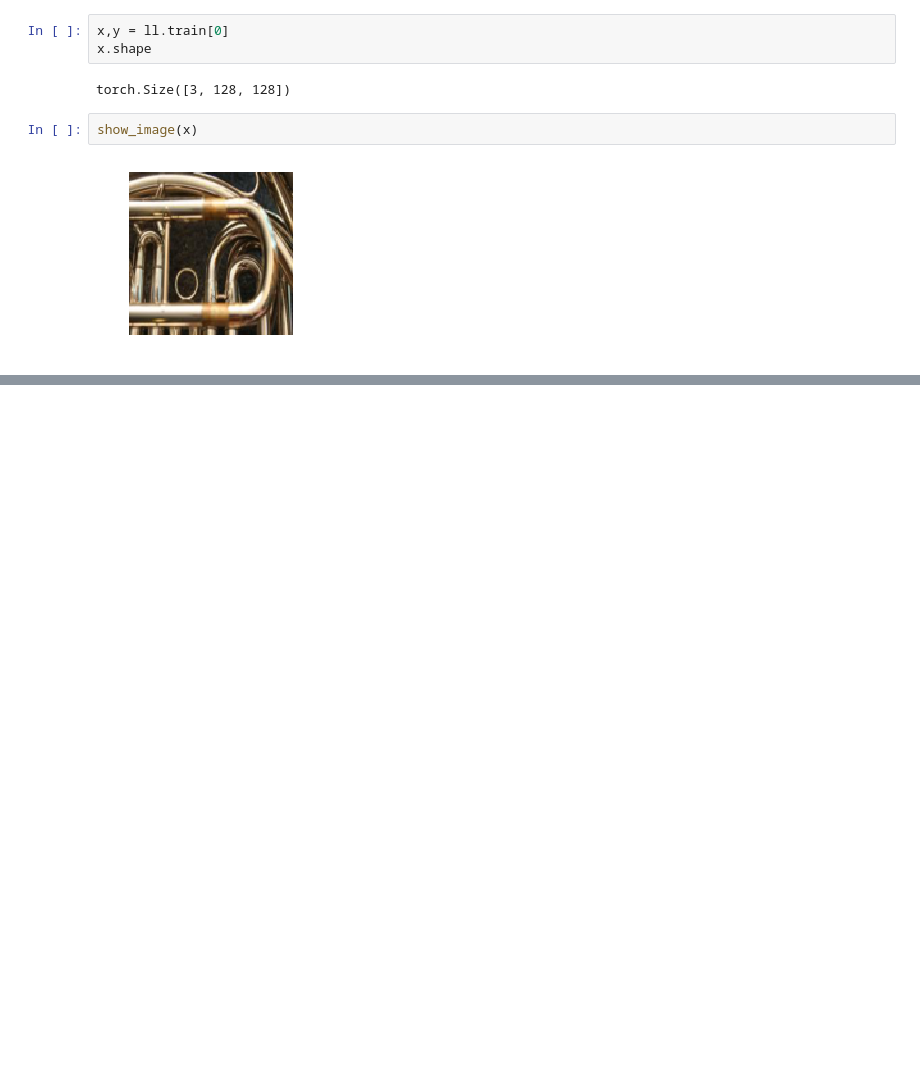
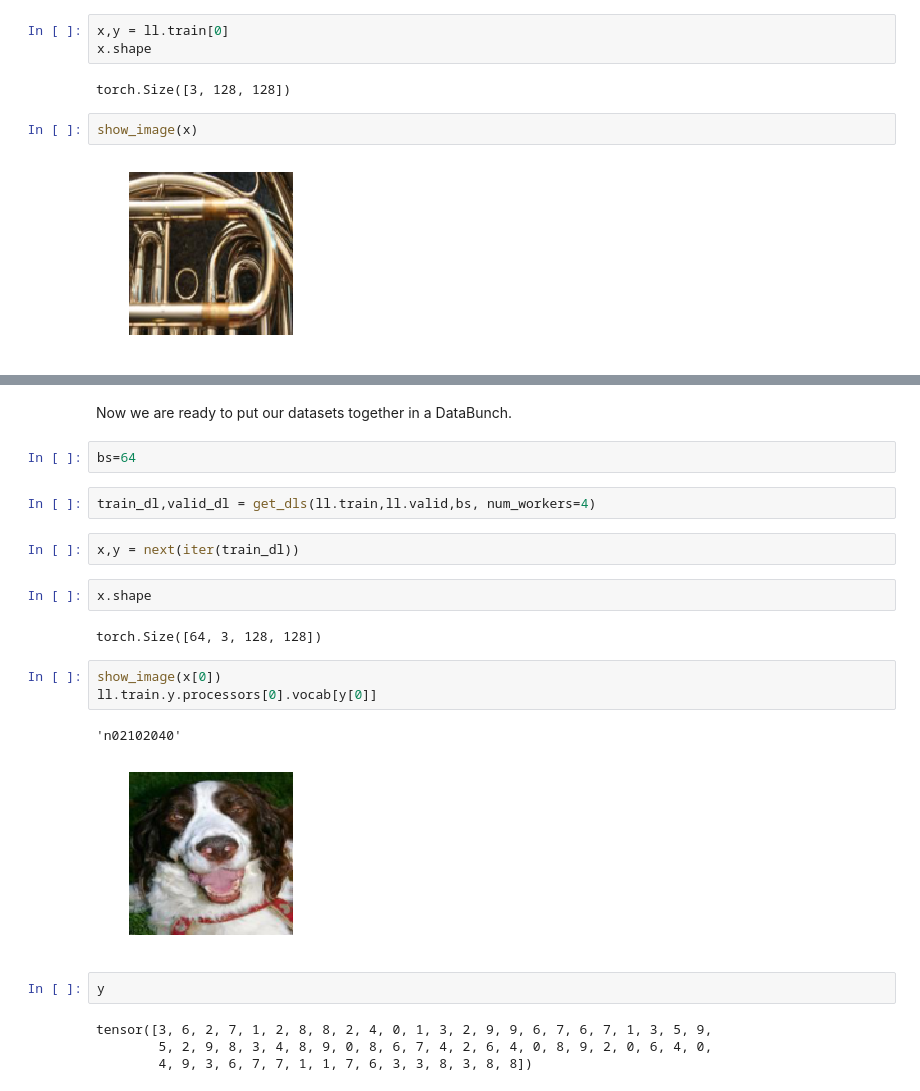
Before and after one commit to averma12/DL-from-scratch, a Jupyter notebook: Data_Block_and_beyond.ipynb, the cells around one changed output, grey strips where cells are left out. Drawn from its saved outputs; the diff is of its cells as text; blank space fills up the shorter version.

```diff
--- a/Data_Block_and_beyond.ipynb
+++ b/Data_Block_and_beyond.ipynb
@@ -465,0 +468,24 @@ show_image(x)
+# %% [markdown]
+Now we are ready to put our datasets together in a DataBunch.
+# %%
+bs=64
+# %%
+train_dl,valid_dl = get_dls(ll.train,ll.valid,bs, num_workers=4)
+# %%
+x,y = next(iter(train_dl))
+# %%
+x.shape
+# %% [output]
+torch.Size([64, 3, 128, 128])
+# %%
+show_image(x[0])
+ll.train.y.processors[0].vocab[y[0]]
+# %% [output]
+'n02102040'
+[figure, added]
+# %%
+y
+# %% [output]
+tensor([3, 6, 2, 7, 1, 2, 8, 8, 2, 4, 0, 1, 3, 2, 9, 9, 6, 7, 6, 7, 1, 3, 5, 9,
+        5, 2, 9, 8, 3, 4, 8, 9, 0, 8, 6, 7, 4, 2, 6, 4, 0, 8, 9, 2, 0, 6, 4, 0,
+        4, 9, 3, 6, 7, 7, 1, 1, 7, 6, 3, 3, 8, 3, 8, 8])
```
Also changed, not shown: parts of 5 cells of this notebook.
